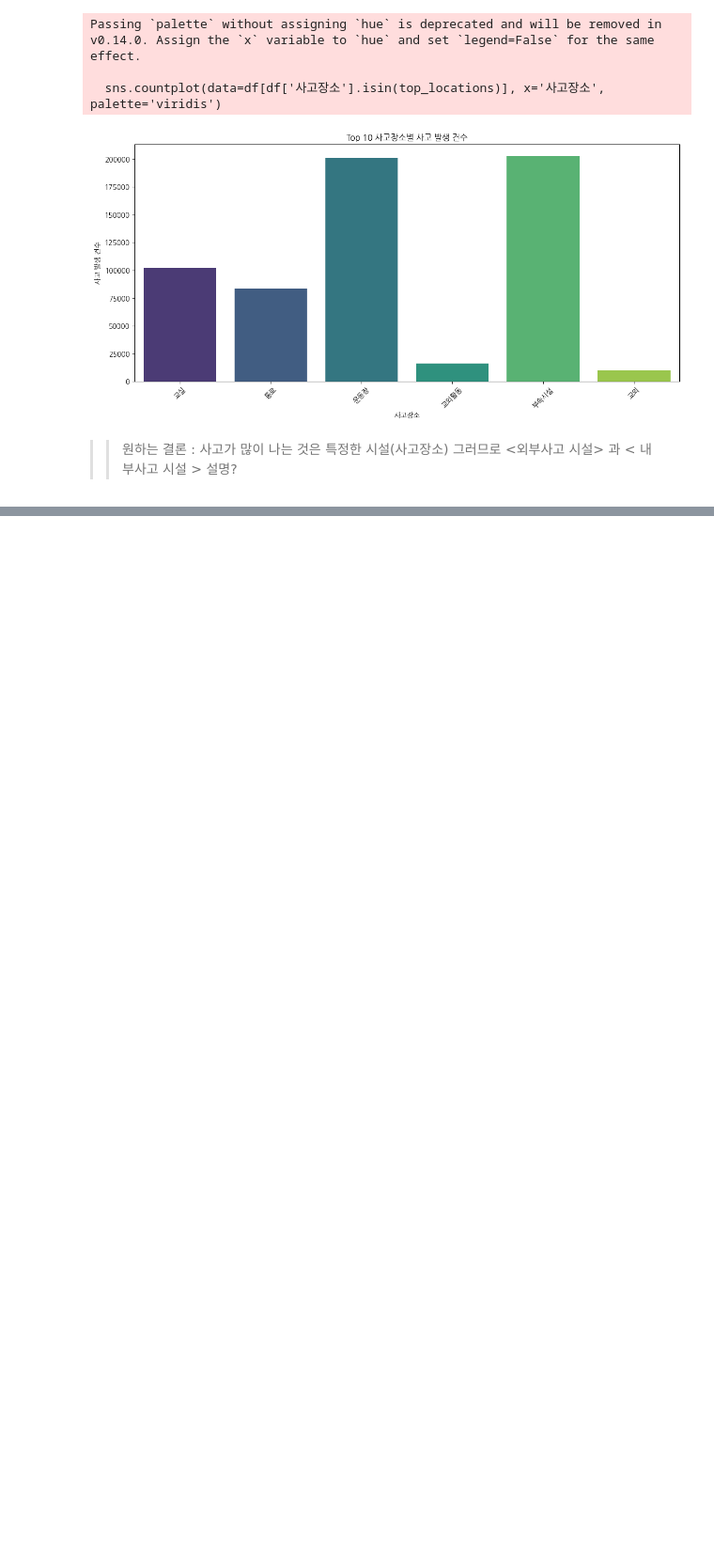
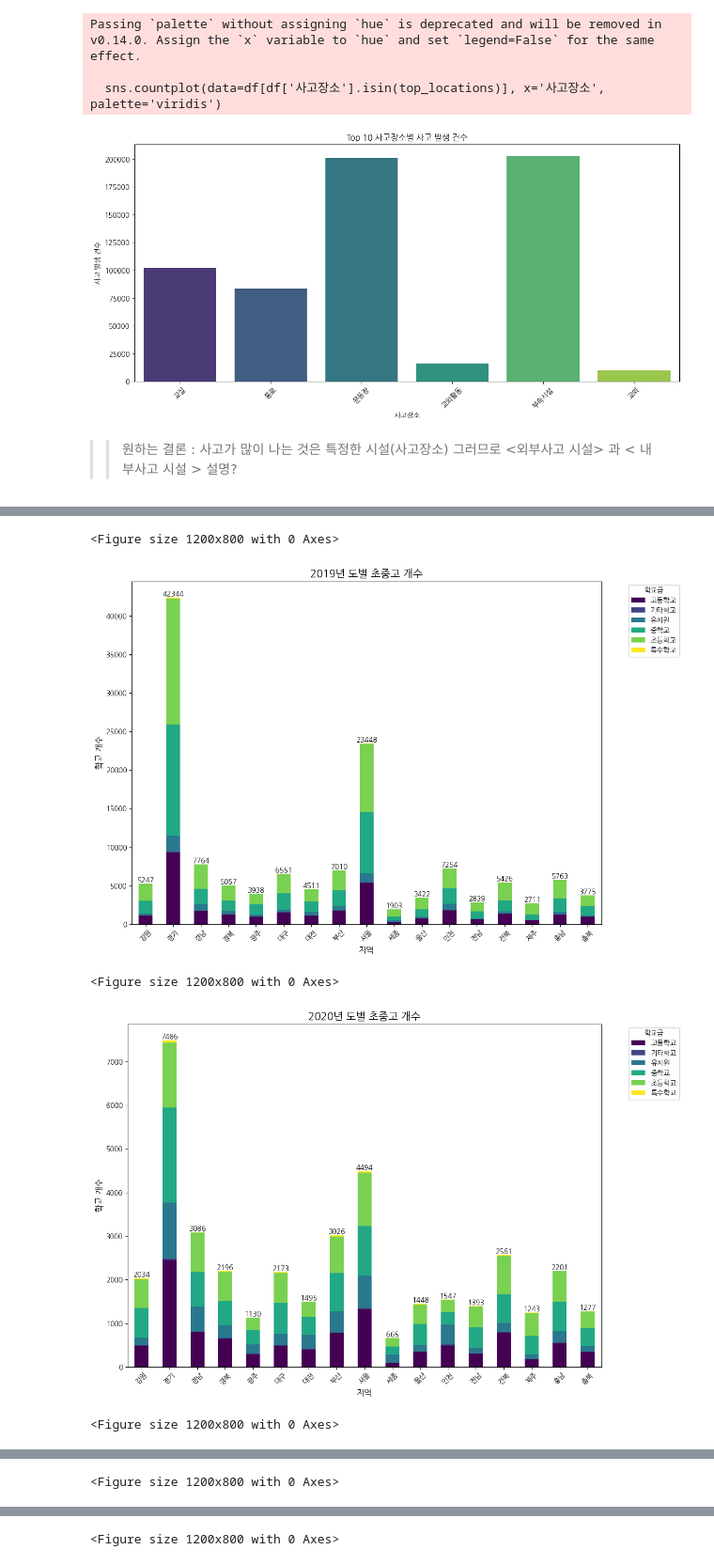
Before and after one commit to ddhhd00/School, a Jupyter notebook: 학교_안전_사고_중앙회_.ipynb, the cells around one changed output, grey strips where cells are left out. Shown at 94% size. Drawn from its saved outputs; the diff is of its cells as text; code cells hidden in the pictures; blank space fills up the shorter version.

```diff
--- a/학교_안전_사고_중앙회_.ipynb
+++ b/학교_안전_사고_중앙회_.ipynb
@@ -602,0 +645,28 @@ Passing `palette` without assigning `hue` is deprecated and will be removed in v
+# %%
+# 연도별 도별 초중고 개수 분석 및 시각화
+
+
+df = df[df['연도'].between(2019, 2023)]
+years = df['연도'].unique()
+for year in years:
+    df_year = df[df['연도'] == year]
+    school_counts = df_year.groupby(['지역', '학교급']).size().unstack(fill_value=0)
+    school_counts_sum = school_counts.sum(axis=1)
+
+    plt.figure(figsize=(12, 8))
+    school_counts.plot(kind='bar', stacked=True, figsize=(12, 8), colormap='viridis')
+    for idx, count in enumerate(school_counts_sum):
+        plt.text(idx, count, str(count), ha='center', va='bottom')
+    plt.title(f'{year}년 도별 초중고 개수', fontsize=15)
+    plt.xlabel('지역', fontsize=12)
+    plt.ylabel('학교 개수', fontsize=12)
+    plt.xticks(rotation=45)
+    plt.legend(title='학교급', bbox_to_anchor=(1.05, 1), loc='upper left')
+    plt.tight_layout()
+    plt.show()
+# %% [output]
+<Figure size 1200x800 with 0 Axes>
+[figure, added]
+<Figure size 1200x800 with 0 Axes>
+[figure, added]
+<Figure size 1200x800 with 0 Axes>
@@ -602,0 +674 @@ Passing `palette` without assigning `hue` is deprecated and will be removed in v
+<Figure size 1200x800 with 0 Axes>
@@ -602,0 +676 @@ Passing `palette` without assigning `hue` is deprecated and will be removed in v
+<Figure size 1200x800 with 0 Axes>
```
Also changed, not shown: parts of 9 cells of this notebook.
